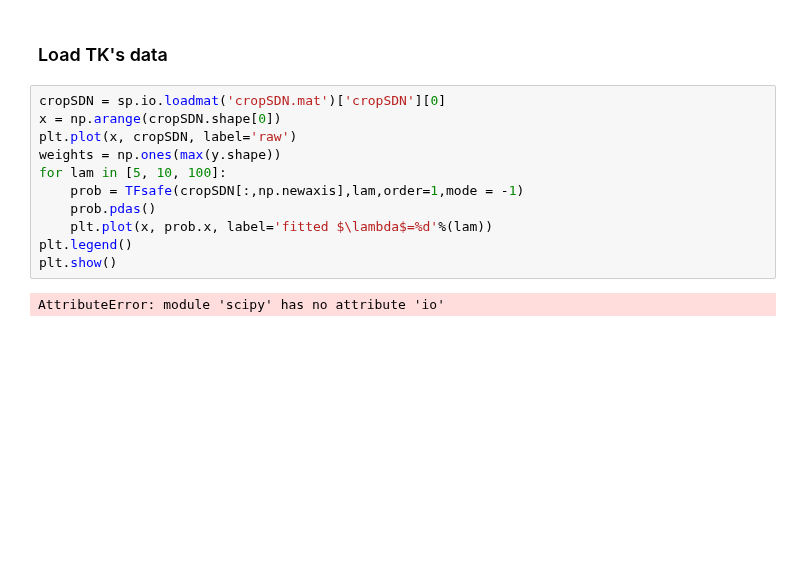
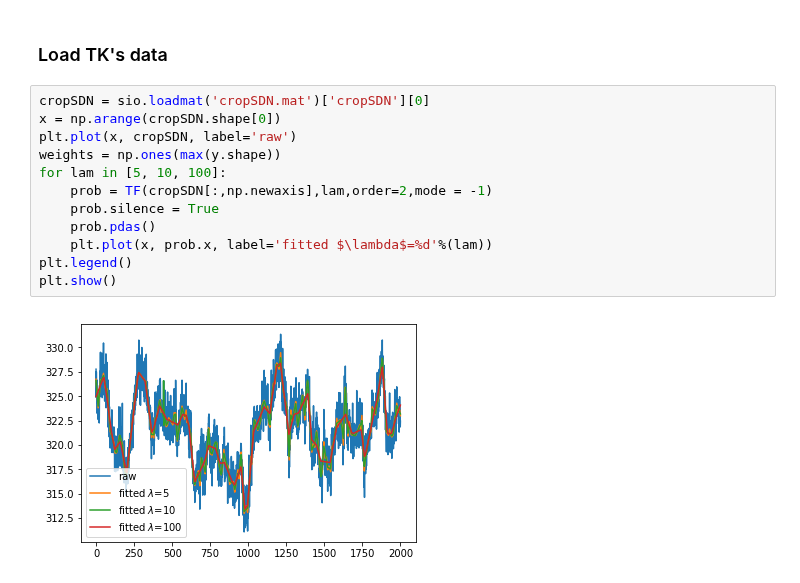
Before and after one commit to zqwei/fish_processing, a Jupyter notebook: notebooks/Test_TF.ipynb, the cells around one changed output. Cells and saved outputs as stored; diff of their text form; blank space fills up the shorter version.

```diff
--- a/notebooks/Test_TF.ipynb
+++ b/notebooks/Test_TF.ipynb
@@ -139,15 +133,16 @@ plt.plot(sizeData, timeList, 'ob')
 # %% [markdown]
 ### Load TK's data
 # %%
-cropSDN = sp.io.loadmat('cropSDN.mat')['cropSDN'][0]
+cropSDN = sio.loadmat('cropSDN.mat')['cropSDN'][0]
 x = np.arange(cropSDN.shape[0])
 plt.plot(x, cropSDN, label='raw')
 weights = np.ones(max(y.shape))
 for lam in [5, 10, 100]:
-    prob = TFsafe(cropSDN[:,np.newaxis],lam,order=1,mode = -1)
+    prob = TF(cropSDN[:,np.newaxis],lam,order=2,mode = -1)
+    prob.silence = True
     prob.pdas()
     plt.plot(x, prob.x, label='fitted $\lambda$=%d'%(lam))
 plt.legend()
 plt.show()
 # %% [output]
-AttributeError: module 'scipy' has no attribute 'io'
+[figure, added]
```
Also changed, not shown: parts of 8 cells of this notebook.
